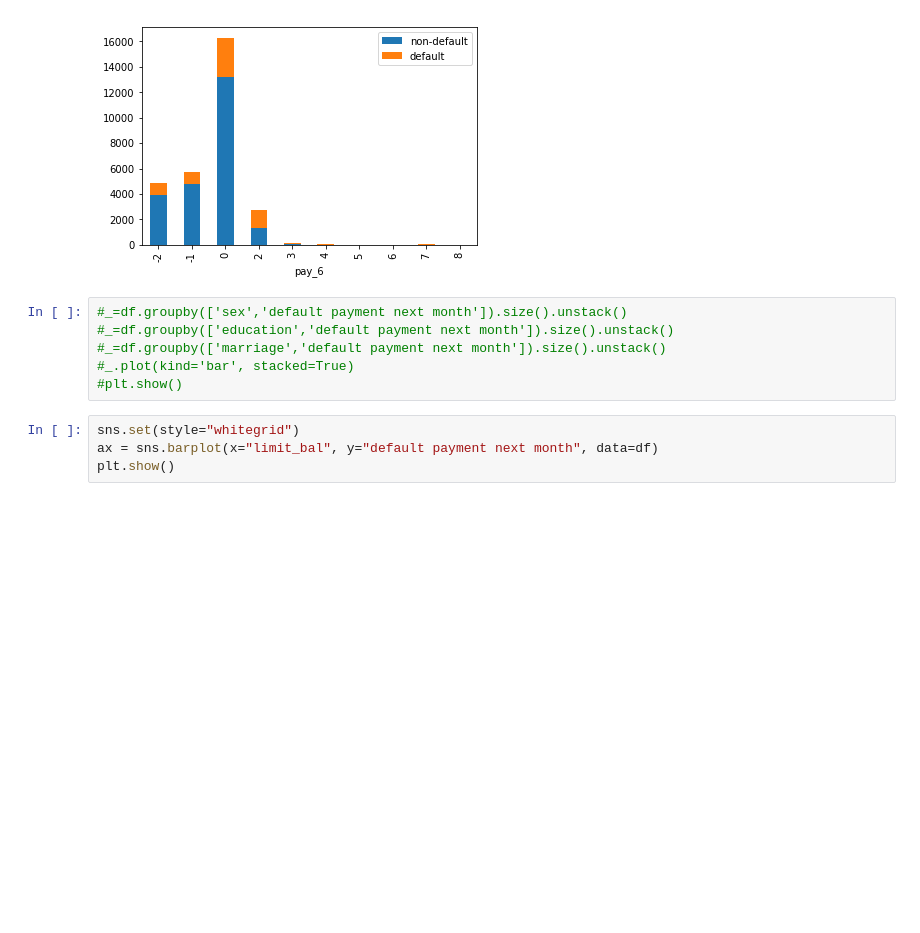
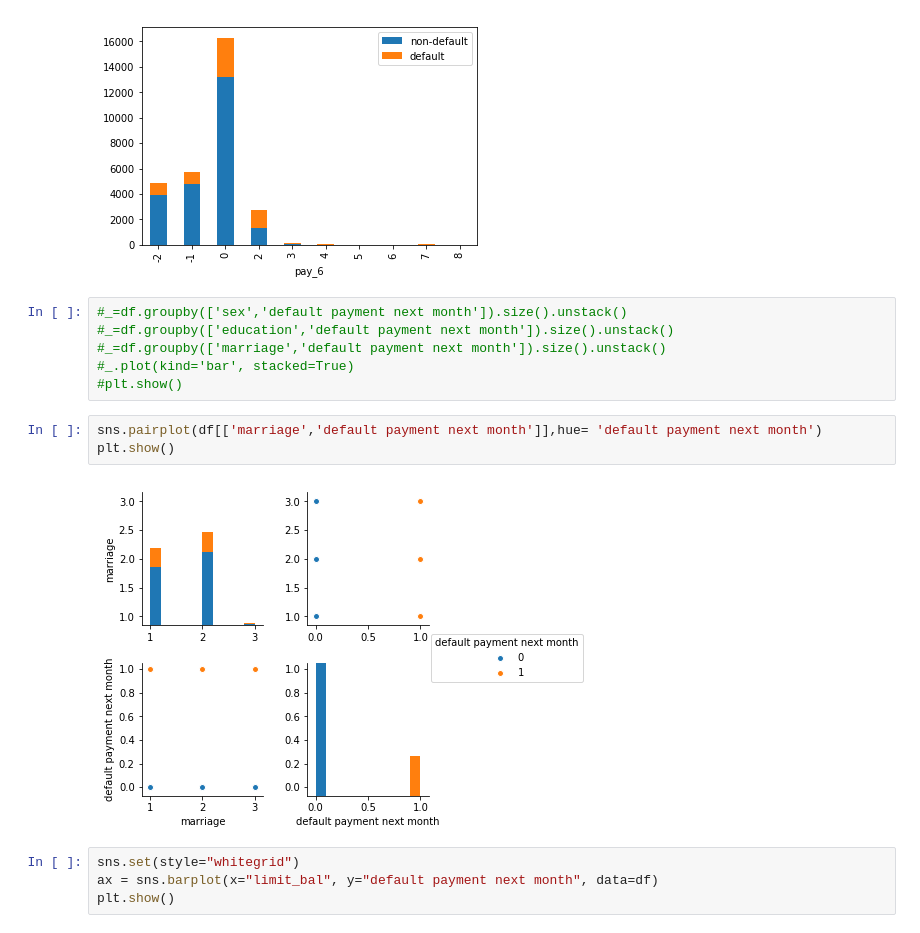
Before and after one commit to Jingophelia/Projects, a Jupyter notebook: Capstone/capstone.ipynb, the cells around one changed output. Drawn from its saved outputs; the diff is of its cells as text; blank space fills up the shorter version.

```diff
--- a/Capstone/capstone.ipynb
+++ b/Capstone/capstone.ipynb
@@ -388,6 +415,11 @@ for i in range(len(b)):
 #_=df.groupby(['marriage','default payment next month']).size().unstack()
 #_.plot(kind='bar', stacked=True)
 #plt.show()
+# %%
+sns.pairplot(df[['marriage','default payment next month']],hue= 'default payment next month')
+plt.show()
+# %% [output]
+[figure, added]
 # %%
 sns.set(style="whitegrid")
 ax = sns.barplot(x="limit_bal", y="default payment next month", data=df)
```
Also changed, not shown: parts of 8 cells of this notebook, 1 other file.
